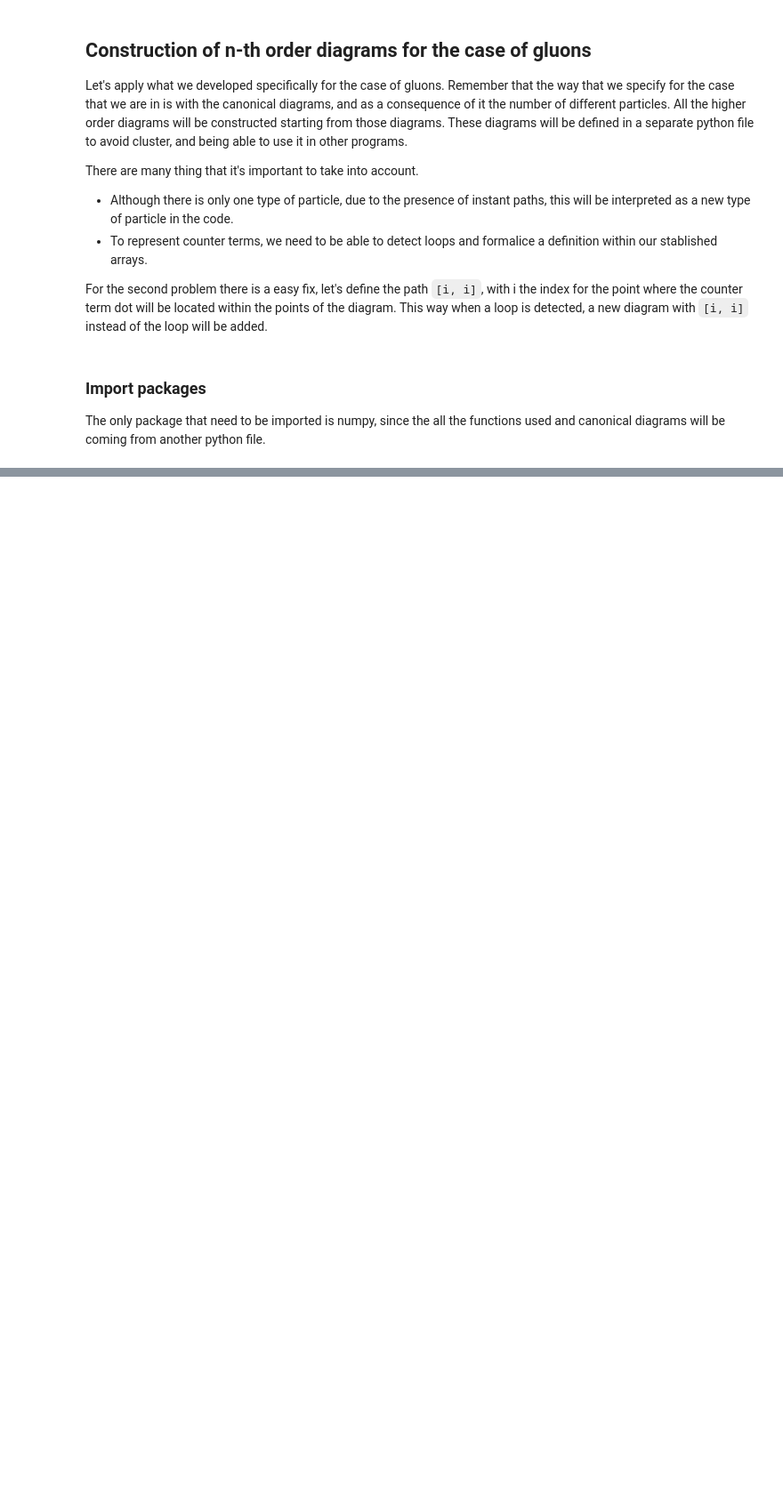
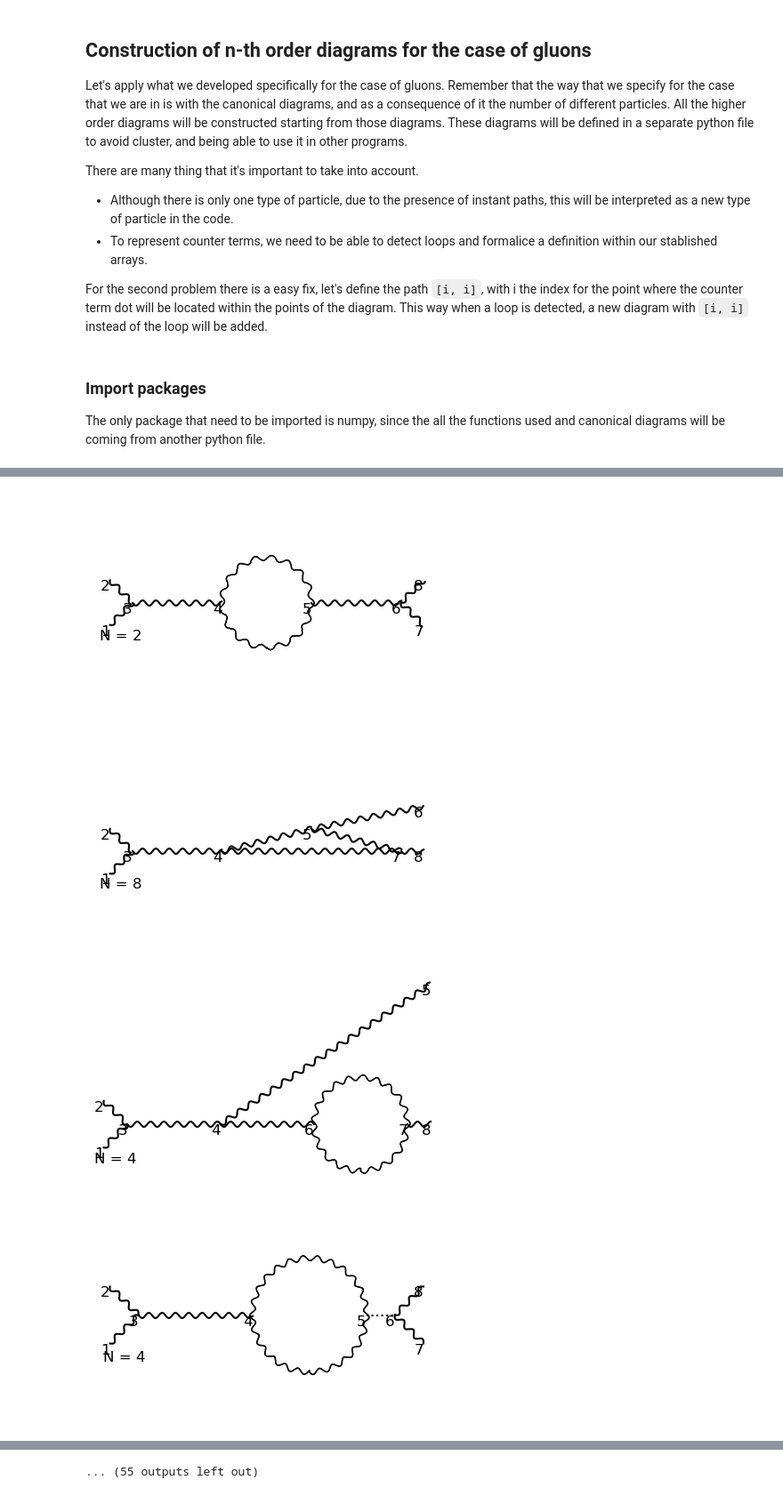
Before and after one commit to liuzhuozhuo/edp-renormalization, a Jupyter notebook: python/gluons.ipynb, the cells around one changed output, grey strips where cells are left out. Shown at 89% size. Cells and saved outputs as stored; diff of their text form; code cells hidden in the pictures; blank space fills up the shorter version.

```diff
--- a/python/gluons.ipynb
+++ b/python/gluons.ipynb
@@ -18,0 +54,18 @@ from can_diagrams.gluon_diagrams import *
+# %%
+points_4th, paths_4th, count_4th = combine_diagrams_order([can_points_1st, points2, points3], [can_paths_1st, paths2, paths3], [can_number_1st, count2, count3], offset=0)
+points4, paths4, count4 = group_diagrams(points_4th, paths_4th, count_4th)
+for i in range(len(paths4)):
+    in_out_paths_4 = in_out_paths(paths4[i])
+    inp = 0
+    out = 0
+    for j in range(len(paths4[0])):
+        inp += len(np.trim_zeros(in_out_paths_4[j, 0]))
+        out += len(np.trim_zeros(in_out_paths_4[j, 1]))
+    if inp == 2 and out == 2:
+        points4[i], paths4[i] = detect_superposition(points4[i], paths4[i])
+        represent_diagram(reposition_diagram(points4[i], in_out_paths(paths4[i])), paths4[i], index=True, line=["photon", "dotted"], colors=["black", "black"], number=count4[i])
+# %% [output]
+[figure, added]
+[figure, added]
+[figure, added]
+[figure, added]
@@ -18,0 +80 @@ from can_diagrams.gluon_diagrams import *
+... (55 outputs left out)
```
Also changed, not shown: parts of 4 cells of this notebook, 5 other files.
